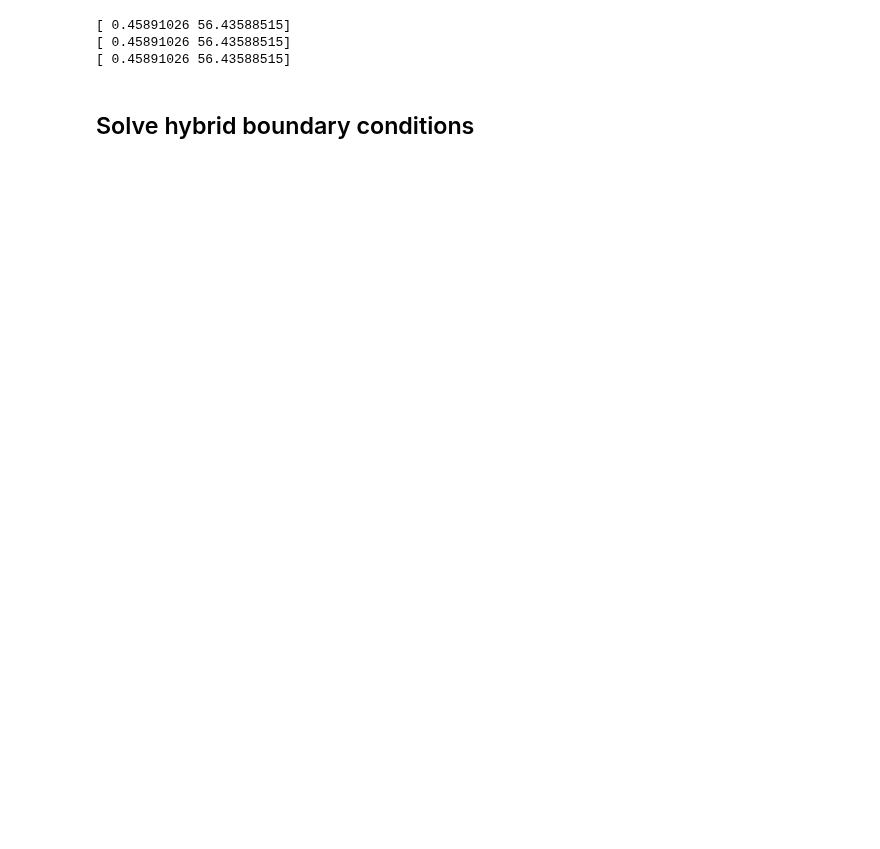
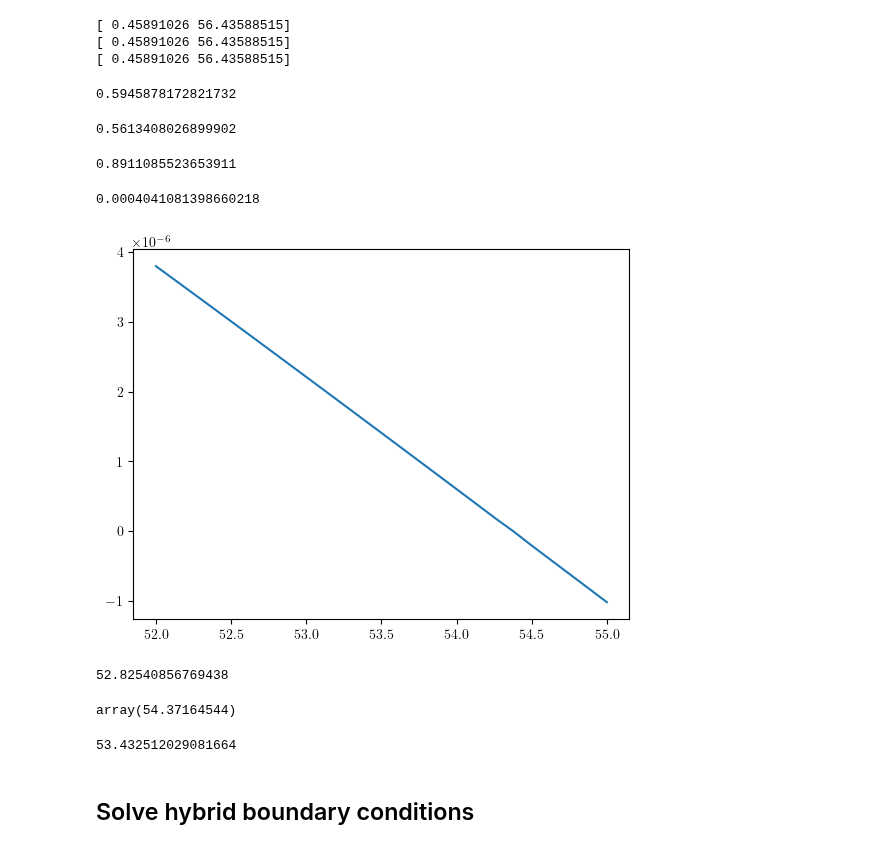
Before and after one commit to quarkquartet/Wall_velocity_LTE, a Jupyter notebook: SM/Main.ipynb, the cells around one changed output. Cells and saved outputs as stored; diff of their text form; code cells hidden in the pictures; blank space fills up the shorter version.

Commit message:
finally solved everything!

```diff
--- a/SM/Main.ipynb
+++ b/SM/Main.ipynb
@@ -175,6 +185,68 @@ print(optimize.fsolve(lambda x:match_T(x[0], vw, x[1], Tm,hv, lv),[0.4,Tnuc]))
 [ 0.45891026 56.43588515]
 [ 0.45891026 56.43588515]
 [ 0.45891026 56.43588515]
+# %%
+guess_sol = optimize.fsolve(lambda x:match(x[0], vw, x[1], Tm,hv, lv),[0.4,Tnuc])
+# %%
+vsol=integrate.solve_ivp(dYdtau, (10,0.01), np.array([μ(vw, guess_sol[0]), guess_sol[1], vw]),t_eval=np.linspace(10,0.01,1000),method='DOP853',args=(Vtot, hv))
+xi_max = vsol.y[2].max()
+xi_max_index = vsol.y[2].argmax()
+v_prof = interpolate.interp1d(vsol.y[2][0:xi_max_index+1],vsol.y[0][0:xi_max_index+1])
+T_prof = interpolate.interp1d(vsol.y[2][0:xi_max_index+1],vsol.y[1][0:xi_max_index+1])
+try:
+    xsh=optimize.brentq(lambda x: μ(x, v_prof(x))*x - cs_sq(Vtot, T_prof(x), hv), vw, xi_max)
+except:
+    xsh = xi_max
+# %%
+xsh
+# %% [output]
+0.5945878172821732
+# %%
+def sh_match(Tshp):
+    ap = alpha_p(Vtot, Tshp, T_prof(xsh), hv, hv)
+    r = r_func(Vtot, Tshp, T_prof(xsh), hv, hv)
+    vp = xsh
+    vm = μ(xsh, v_prof(xsh))
+    vpvm = 1-(1-3*ap)*r
+    vpvm = vpvm/(3-3*(1+ap)*r)
+    return vpvm - vp*vm
+
+def sh_match_2(Tshp):
+    ap = alpha_p(Vtot, Tshp, T_prof(xsh), hv, hv)
+    r = r_func(Vtot, Tshp, T_prof(xsh), hv, hv)
+    vp = xsh
+    vm = μ(xsh, v_prof(xsh))
+    ratio = 3 + (1-3*ap)*r
+    ratio = ratio/(1+3*(1+ap)*r)
+    return vp/vm - ratio
+# %%
+μ(xsh, v_prof(xsh))
+# %% [output]
+0.5613408026899902
+# %%
+r_func(Vtot, 52.82540856769438, 54.37164544, hv, hv)
+# %% [output]
+0.8911085523653911
+# %%
+sh_match(53)
+# %% [output]
+0.0004041081398660218
+# %%
+Plot(sh_match, (52,55), n=30)
+# %% [output]
+[figure, added]
+# %%
+optimize.newton(sh_match_2, 53.6)
+# %% [output]
+52.82540856769438
+# %%
+T_prof(xsh)
+# %% [output]
+array(54.37164544)
+# %%
+find_Tsh(53.3,0.1)
+# %% [output]
+53.432512029081664
 # %% [markdown]
 ## Solve hybrid boundary conditions
 # %%
```
Also changed, not shown: parts of 87 cells of this notebook, 1 other file.
